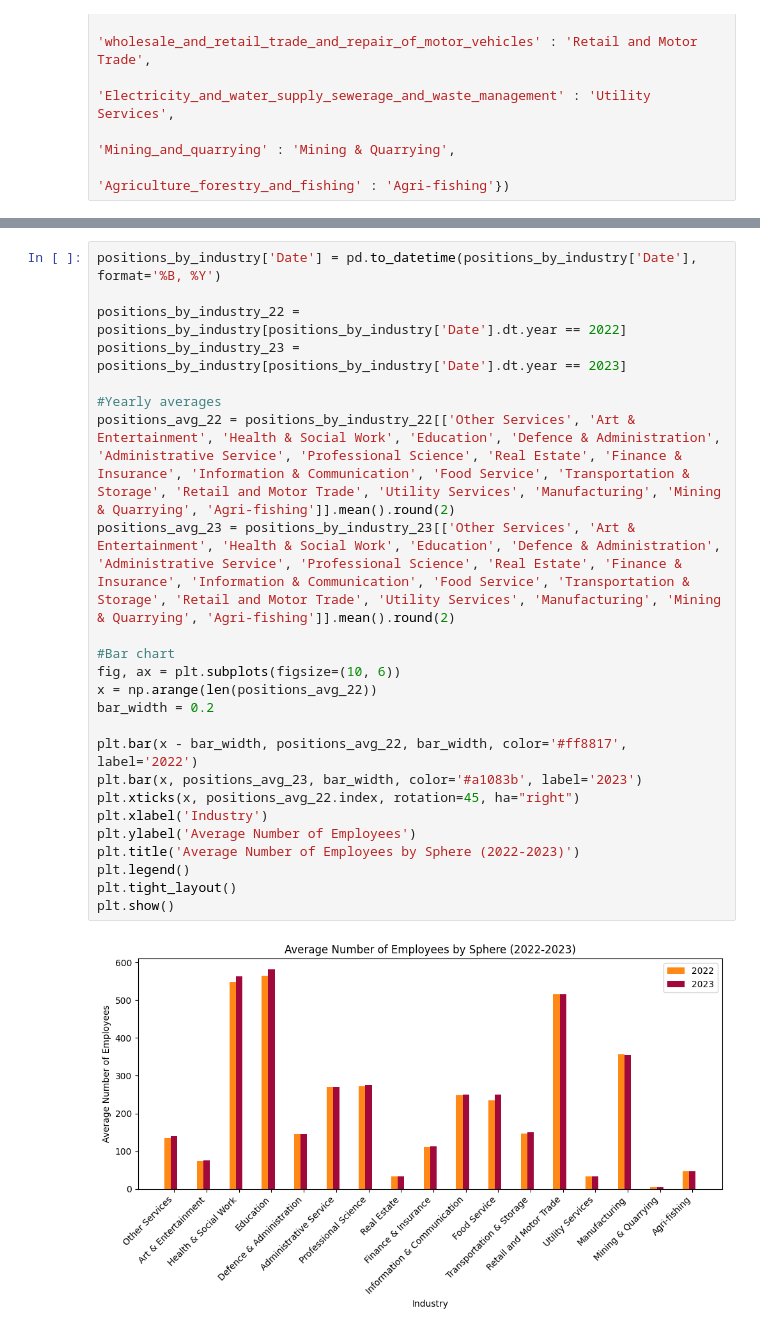
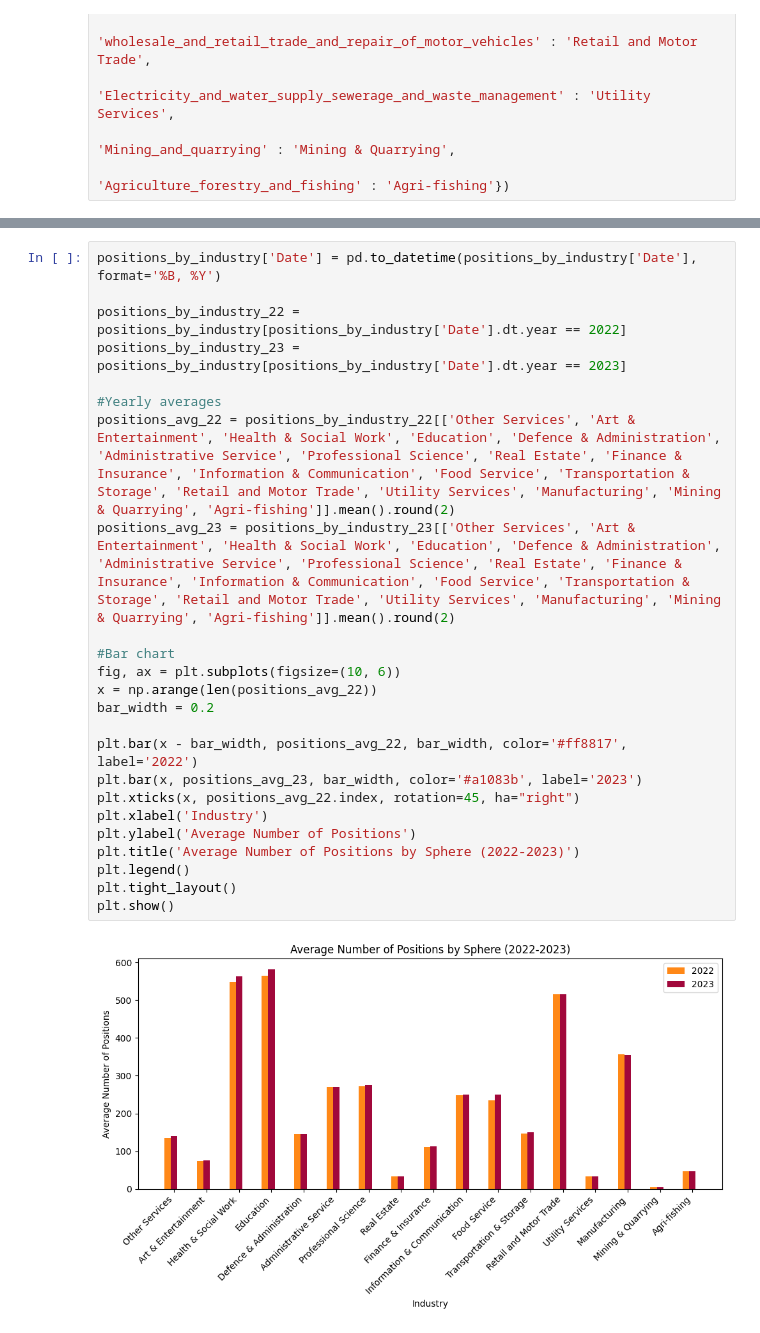
Before and after one commit to LeiaRz/Employment-and-wages-23, a Jupyter notebook: salary_stat_summary.ipynb, the cells around one changed output, grey strips where cells are left out. Saved outputs shown, nothing was run; the diff lists cells and outputs as text.

```diff
--- a/salary_stat_summary.ipynb
+++ b/salary_stat_summary.ipynb
@@ -648,26 +673,26 @@ dtype: float64
 # %%
 positions_by_industry['Date'] = pd.to_datetime(positions_by_industry['Date'], format='%B, %Y')
 
 positions_by_industry_22 = positions_by_industry[positions_by_industry['Date'].dt.year == 2022]
 positions_by_industry_23 = positions_by_industry[positions_by_industry['Date'].dt.year == 2023]
 
 #Yearly averages
 positions_avg_22 = positions_by_industry_22[['Other Services', 'Art & Entertainment', 'Health & Social Work', 'Education', 'Defence & Administration', 'Administrative Service', 'Professional Science', 'Real Estate', 'Finance & Insurance', 'Information & Communication', 'Food Service', 'Transportation & Storage', 'Retail and Motor Trade', 'Utility Services', 'Manufacturing', 'Mining & Quarrying', 'Agri-fishing']].mean().round(2)
 positions_avg_23 = positions_by_industry_23[['Other Services', 'Art & Entertainment', 'Health & Social Work', 'Education', 'Defence & Administration', 'Administrative Service', 'Professional Science', 'Real Estate', 'Finance & Insurance', 'Information & Communication', 'Food Service', 'Transportation & Storage', 'Retail and Motor Trade', 'Utility Services', 'Manufacturing', 'Mining & Quarrying', 'Agri-fishing']].mean().round(2)
 
 #Bar chart
 fig, ax = plt.subplots(figsize=(10, 6))
 x = np.arange(len(positions_avg_22))
 bar_width = 0.2
 
 plt.bar(x - bar_width, positions_avg_22, bar_width, color='#ff8817', label='2022')
 plt.bar(x, positions_avg_23, bar_width, color='#a1083b', label='2023')
 plt.xticks(x, positions_avg_22.index, rotation=45, ha="right")
 plt.xlabel('Industry')
-plt.ylabel('Average Number of Employees')
-plt.title('Average Number of Employees by Sphere (2022-2023)')
+plt.ylabel('Average Number of Positions')
+plt.title('Average Number of Positions by Sphere (2022-2023)')
 plt.legend()
 plt.tight_layout()
 plt.show()
 # %% [output]
-[figure, old version]
+[figure, new version]
```
Also changed, not shown: parts of 9 cells of this notebook.
